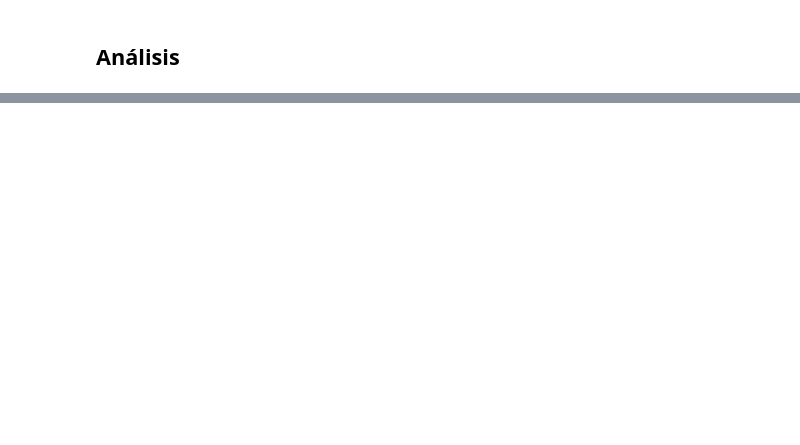
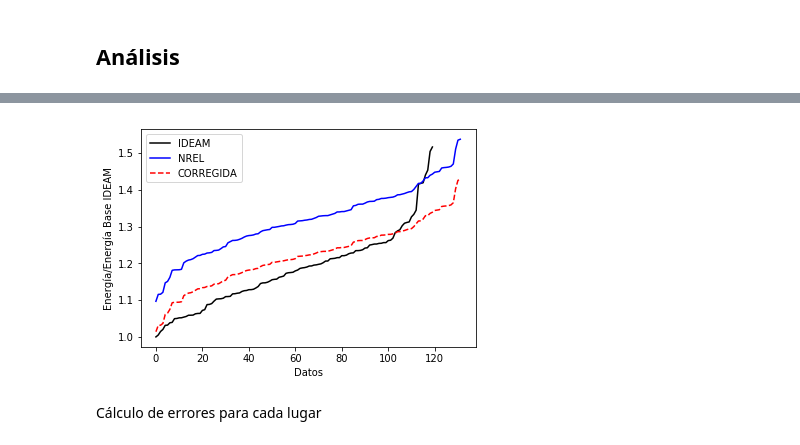
Before and after one commit to nvalencia/-Herramientas-Computacionales-IMEC3602, a Jupyter notebook: Taller_1/201425625_Taller1.ipynb, the cells around one changed output, grey strips where cells are left out. Saved outputs shown, nothing was run; the diff lists cells and outputs as text; code cells hidden in the pictures; blank space fills up the shorter version.

```diff
--- a/Taller_1/201425625_Taller1.ipynb
+++ b/Taller_1/201425625_Taller1.ipynb
@@ -318,0 +436,6 @@ Medellin | 2010 | 3-12  | 11% | 5%   | 0.5   | NO
+# %%
+grafica3(terra4,sat4,corregida4,ciudad4,det)
+# %% [output]
+[figure, added]
+# %% [markdown]
+Cálculo de errores para cada lugar
```
Also changed, not shown: parts of 51 cells of this notebook, 17 other files.
